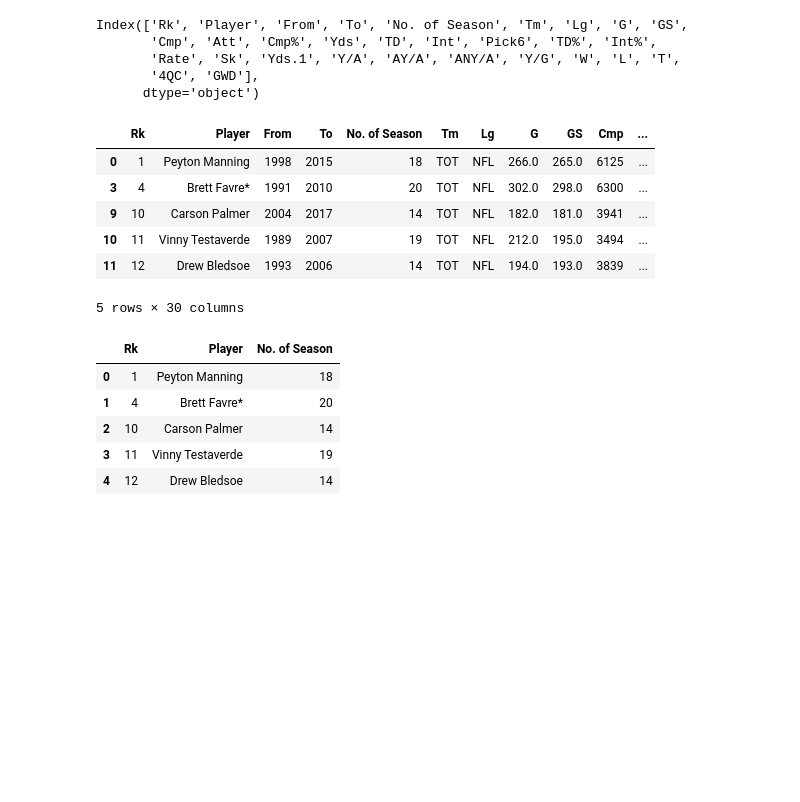
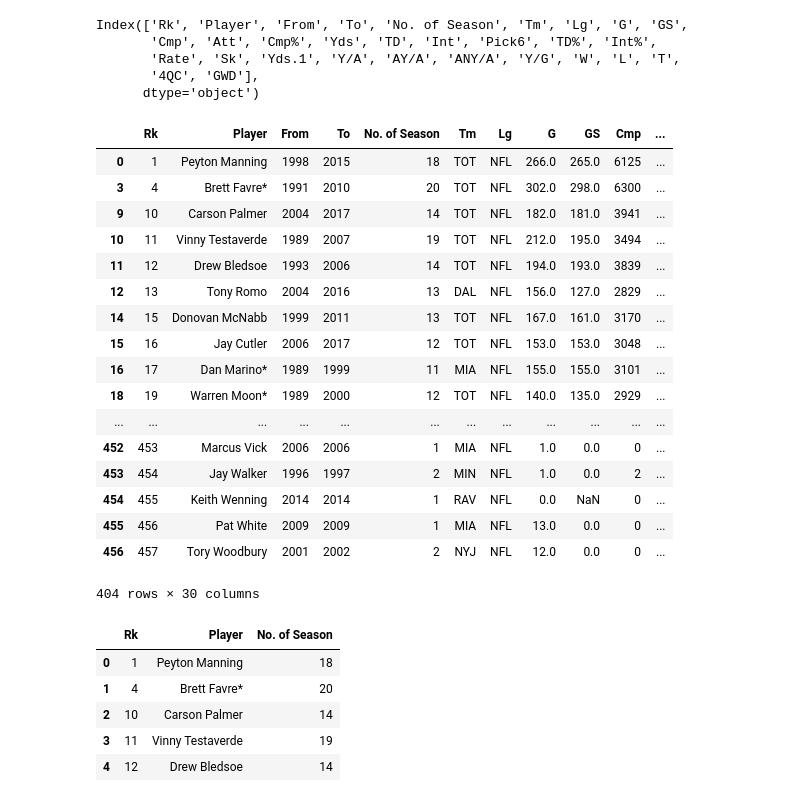
Before and after one commit to ankitapatel9/NFL-project, a Jupyter notebook: NFL-QB.ipynb, the cells around one changed output. Saved outputs shown, nothing was run; the diff lists cells and outputs as text; code cells hidden in the pictures; blank space fills up the shorter version.

```diff
--- a/NFL-QB.ipynb
+++ b/NFL-QB.ipynb
@@ -32,15 +32,26 @@ Index(['Rk', 'Player', 'From', 'To', 'No. of Season', 'Tm', 'Lg', 'G', 'GS',
       dtype='object')
 # %%
 filtered_column =nfl_data_df[nfl_data_df['To']!=2019]
-filtered_column.head()
+filtered_column
 # %% [output]
 |  | Rk | Player | From | To | No. of Season | Tm | Lg | G | GS | Cmp | ... |
 | 0 | 1 | Peyton Manning | 1998 | 2015 | 18 | TOT | NFL | 266.0 | 265.0 | 6125 | ... |
 | 3 | 4 | Brett Favre* | 1991 | 2010 | 20 | TOT | NFL | 302.0 | 298.0 | 6300 | ... |
 | 9 | 10 | Carson Palmer | 2004 | 2017 | 14 | TOT | NFL | 182.0 | 181.0 | 3941 | ... |
 | 10 | 11 | Vinny Testaverde | 1989 | 2007 | 19 | TOT | NFL | 212.0 | 195.0 | 3494 | ... |
 | 11 | 12 | Drew Bledsoe | 1993 | 2006 | 14 | TOT | NFL | 194.0 | 193.0 | 3839 | ... |
+| 12 | 13 | Tony Romo | 2004 | 2016 | 13 | DAL | NFL | 156.0 | 127.0 | 2829 | ... |
+| 14 | 15 | Donovan McNabb | 1999 | 2011 | 13 | TOT | NFL | 167.0 | 161.0 | 3170 | ... |
+| 15 | 16 | Jay Cutler | 2006 | 2017 | 12 | TOT | NFL | 153.0 | 153.0 | 3048 | ... |
+| 16 | 17 | Dan Marino* | 1989 | 1999 | 11 | MIA | NFL | 155.0 | 155.0 | 3101 | ... |
+| 18 | 19 | Warren Moon* | 1989 | 2000 | 12 | TOT | NFL | 140.0 | 135.0 | 2929 | ... |
+| ... | ... | ... | ... | ... | ... | ... | ... | ... | ... | ... | ... |
+| 452 | 453 | Marcus Vick | 2006 | 2006 | 1 | MIA | NFL | 1.0 | 0.0 | 0 | ... |
+| 453 | 454 | Jay Walker | 1996 | 1997 | 2 | MIN | NFL | 1.0 | 0.0 | 2 | ... |
+| 454 | 455 | Keith Wenning | 2014 | 2014 | 1 | RAV | NFL | 0.0 | NaN | 0 | ... |
+| 455 | 456 | Pat White | 2009 | 2009 | 1 | MIA | NFL | 13.0 | 0.0 | 0 | ... |
+| 456 | 457 | Tory Woodbury | 2001 | 2002 | 2 | NYJ | NFL | 12.0 | 0.0 | 0 | ... |
-5 rows × 30 columns
+404 rows × 30 columns
 # %%
 trial_data = filtered_column[['Rk', 'Player', 'No. of Season']]
 
```
Also changed, not shown: parts of 9 cells of this notebook.
